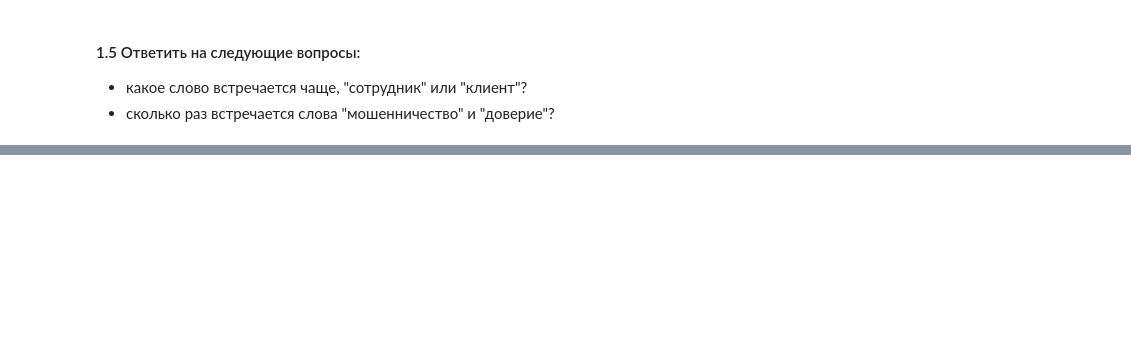
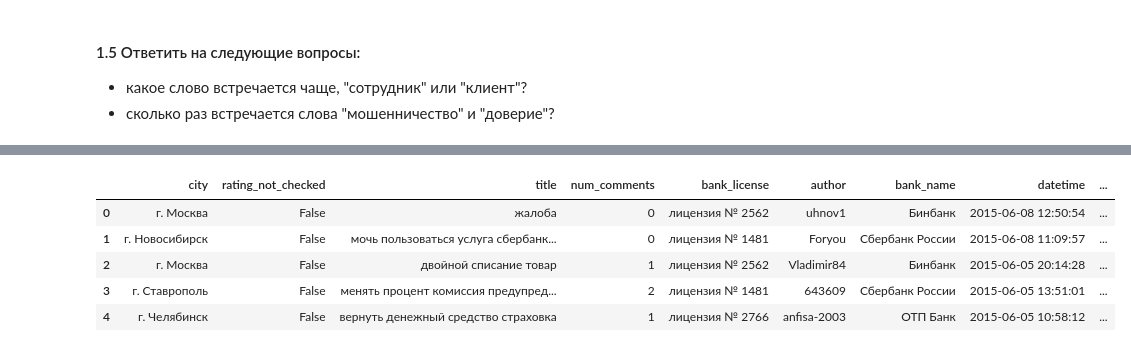
Before and after one commit to msavilov/Natural_Language_Processing, a Jupyter notebook: 1_Thematic_modeling/thematic_modeling.ipynb, the cells around one changed output, grey strips where cells are left out. Cells and saved outputs as stored; diff of their text form; code cells hidden in the pictures; blank space fills up the shorter version.

```diff
--- a/1_Thematic_modeling/thematic_modeling.ipynb
+++ b/1_Thematic_modeling/thematic_modeling.ipynb
@@ -277,0 +310,35 @@ for val in ["сотрудник", "клиент", "мошенничество",
+# %%
+mystopwords = stopwords.words('russian')
+
+ru_words = re.compile("[А-Яа-я]+")
+
+
+def get_top_word(bow, count_word = 10):
+    '''
+    Принимает на вход результат TfidfVectorizer.fit_transform.
+    Возвращает список ключевых слов
+    '''
+    idx = np.ravel(bow.sum(axis=0).argsort(axis=1))[::-1][:count_word]
+    top_words = np.array(vec.get_feature_names_out())[idx].tolist()
+    return top_words
+
+
+def words_only(text):
+    return " ".join(ru_words.findall(text))
+
+def lemmatize(text):
+    try:
+        return  " ".join([morph.parse(word)[0].normal_form for word in text.lower().split()])
+    except:
+        return " "
+
+def remove_stopwords(text, mystopwords = mystopwords):
+    try:
+        return " ".join([token for token in text.split() if not token in mystopwords])
+    except:
+        return ""
+
+def preprocess(text):
+    return remove_stopwords(lemmatize(words_only(text.lower())))
+# %%
+lemma_df = df.copy()
@@ -278 +347,14 @@ for val in ["сотрудник", "клиент", "мошенничество",
+# %%
+lemma_df.text = lemma_df.text.astype('str').progress_apply(preprocess)
+# %%
+lemma_df.title = lemma_df.title.astype('str').progress_apply(preprocess)
+# %%
+lemma_df.head(5)
+# %% [output]
+|  | city | rating_not_checked | title | num_comments | bank_license | author | bank_name | datetime | ... |
+| 0 | г. Москва | False | жалоба | 0 | лицензия № 2562 | uhnov1 | Бинбанк | 2015-06-08 12:50:54 | ... |
+| 1 | г. Новосибирск | False | мочь пользоваться услуга сбербанк... | 0 | лицензия № 1481 | Foryou | Сбербанк России | 2015-06-08 11:09:57 | ... |
+| 2 | г. Москва | False | двойной списание товар | 1 | лицензия № 2562 | Vladimir84 | Бинбанк | 2015-06-05 20:14:28 | ... |
+| 3 | г. Ставрополь | False | менять процент комиссия предупред... | 2 | лицензия № 1481 | 643609 | Сбербанк России | 2015-06-05 13:51:01 | ... |
+| 4 | г. Челябинск | False | вернуть денежный средство страховка | 1 | лицензия № 2766 | anfisa-2003 | ОТП Банк | 2015-06-05 10:58:12 | ... |
 # %%
```
Also changed, not shown: parts of 58 cells of this notebook.
